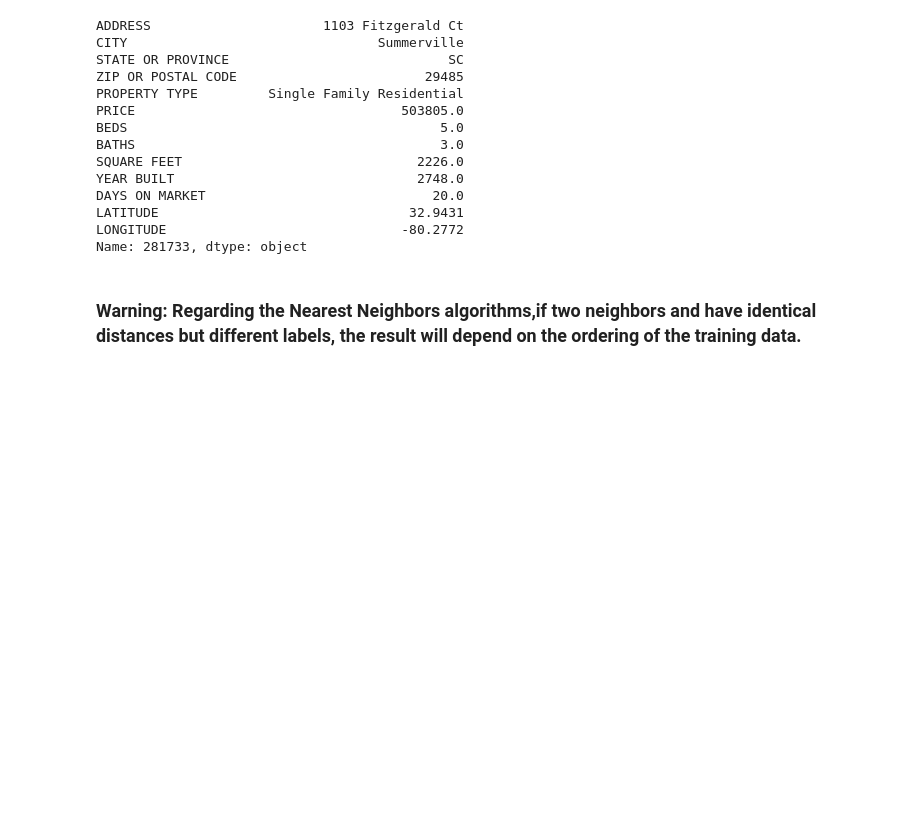
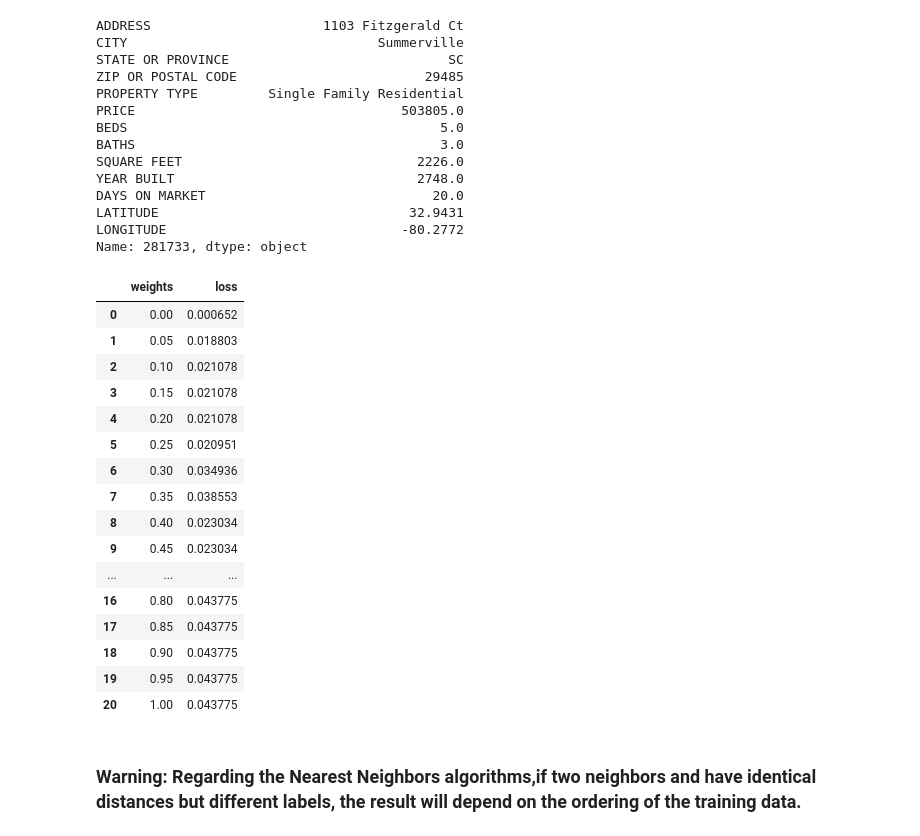
Before and after one commit to clearboxco/FYH-model, a Jupyter notebook: ML_tests_4_recs.ipynb, the cells around one changed output. Drawn from its saved outputs; the diff is of its cells as text; code cells hidden in the pictures; blank space fills up the shorter version.

```diff
--- a/ML_tests_4_recs.ipynb
+++ b/ML_tests_4_recs.ipynb
@@ -287,7 +335,7 @@ city=df_full[(df_full['PROPERTY TYPE']=='Single Family Residential')&
 zip=df_full[(df_full['PROPERTY TYPE']=='Single Family Residential')&
                (df_full['STATE OR PROVINCE']=='TX')&
                (df_full['CITY']=='Houston')&
-               (df_full['ZIP OR POSTAL CODE']=='Houston')]
+               (df_full['ZIP OR POSTAL CODE']=='77004')]
 
 slices=[all,state,city,zip]
 # %%
@@ -307,65 +355,90 @@ def loss_function(arr1,arr2):
 
 results={} # Dict of dicts of lists of tuples
 
-for slice in slices:
+for i,slice in enumerate(slices):
 
     str=""
 
-    if slice==all:
+    if i==0:
         str='all'
 
-    elif slice==state:
+    elif i==1:
         str='state'
 
-    elif slice==city:
+    elif i==2:
         str='city'
 
     else:
         str='zip'
 
+    results[str]={}
 
     preprocessor = ColumnTransformer(
     transformers=[
-        ('minmax_scaler',MinMaxScaler(),['BEDS','BATHS','SQUARE FEET','YEAR BUILT'])
+        ('minmax_scaler',MinMaxScaler(),['BEDS','BATHS','SQUARE FEET'])
     ])
 
     pipeline = Pipeline(steps=[('preprocessor', preprocessor)])
 
-    slice_np=pipeline.fit_transform(slice[['BEDS','BATHS','SQUARE FEET','YEAR BUILT']])
+    slice_np=pipeline.fit_transform(slice[['BEDS','BATHS','SQUARE FEET']])
 
-    for year in [2000,2020,5000]:
+    for year in [2000,2020,1900]:
 
-        input_df = pd.DataFrame({'BEDS':[3],'BATHS':[3],'SQUARE FEET':[2600],'YEAR BUILT':[year]})
+        input_df = pd.DataFrame({'BEDS':[3],'BATHS':[3],'SQUARE FEET':[2600]})
         input_df
 
         input_t=pipeline.transform(input_df)
         input_t
 
-        loss_results=[]
+        dct={"weights":[],"loss":[]}
 
-        for w in np.linspace(0,1,20):
+        for w in np.linspace(0,1,21):
 
-            def custom_euclidean(x,y):
+            def weighted_euclidean(x:np.array,y:np.array):
                 weights=np.array([1,1,1,w])
 
                 return euclidean(x,y,weights)
 
-            knn=NearestNeighbors(n_neighbors=slice_np.shape[0],metric=custom_euclidean)
+            knn=NearestNeighbors(n_neighbors=slice_np.shape[0],metric=weighted_euclidean)
             knn.fit(slice_np)
 
             distances, indices = knn.kneighbors(input_t)
 
             for index in indices[0][0:5]:
-                lst=[]
+                vals=[]
+                val=loss_function(index,input_t,slice_np)
+                vals.append(val)
 
-                val=loss_function(input_t,slice_np)
+            val_avg=np.mean(vals)
 
-                lst.append(val)
-
-                loss_results.append((w,np.mean(lst)))
+            dct['weights'].append(w)
+            dct['loss'].append(val_avg)
 
 
-        results[str][year]=loss_results
+        results[str][year]=dct
+# %%
+
+results_df=pd.DataFrame(results['city'][1900])
+# %%
+results_df
+# %% [output]
+|  | weights | loss |
+| 0 | 0.00 | 0.000652 |
+| 1 | 0.05 | 0.018803 |
+| 2 | 0.10 | 0.021078 |
+| 3 | 0.15 | 0.021078 |
+| 4 | 0.20 | 0.021078 |
+| 5 | 0.25 | 0.020951 |
+| 6 | 0.30 | 0.034936 |
+| 7 | 0.35 | 0.038553 |
+| 8 | 0.40 | 0.023034 |
+| 9 | 0.45 | 0.023034 |
+| ... | ... | ... |
+| 16 | 0.80 | 0.043775 |
+| 17 | 0.85 | 0.043775 |
+| 18 | 0.90 | 0.043775 |
+| 19 | 0.95 | 0.043775 |
+| 20 | 1.00 | 0.043775 |
 # %% [markdown]
 
 ### Warning: Regarding the Nearest Neighbors algorithms,if two neighbors and have identical distances but different labels, the result will depend on the ordering of the training data.
```
Also changed, not shown: parts of 12 cells of this notebook.
